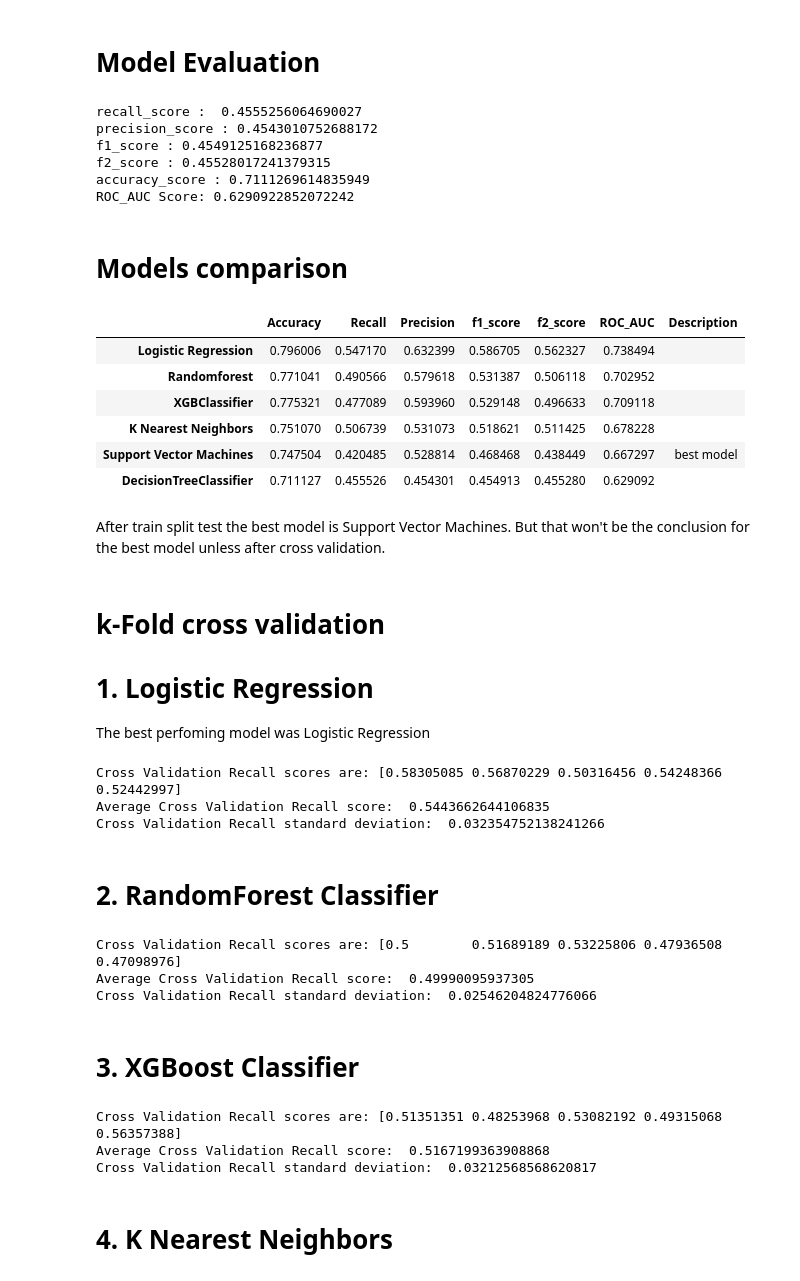
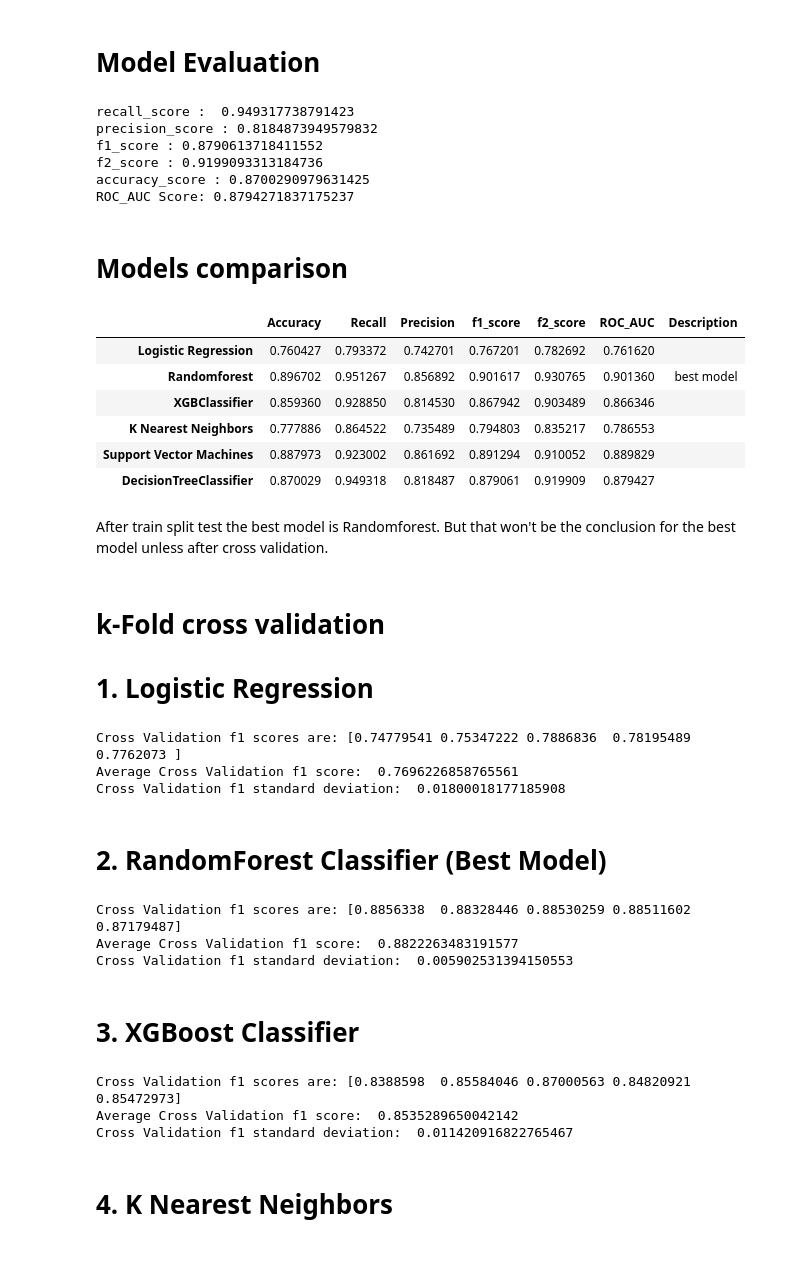
Before and after one commit to ikoghoemmanuell/Classification----Predicting-Customer-Churn, a Jupyter notebook: Team Nice LP3 (2).ipynb, the cells around one changed output. Drawn from its saved outputs; the diff is of its cells as text; code cells hidden in the pictures.

```diff
--- a/Team Nice LP3 (2).ipynb
+++ b/Team Nice LP3 (2).ipynb
@@ -696,6 +683,8 @@ we used stratify for features imbalance
 # %%
-# X_train, X_test, y_train, y_test = train_test_split(X_new, y_new, test_size = 0.2, random_state = 42)
-X_train, X_test, y_train, y_test = train_test_split(X, y, test_size = 0.2, random_state = 1, stratify=y)
+X_train, X_test, y_train, y_test = train_test_split(X_new, y_new, test_size = 0.2, random_state = 42)
+
+# we used stratify for features imbalance
+# X_train, X_test, y_train, y_test = train_test_split(X, y, test_size = 0.2, random_state = 1, stratify=y)
 # %%
 X_train.shape, X_test.shape , y_train.shape, y_test.shape
 # %% [output]
@@ -1086,76 +1075,74 @@ print("accuracy_score :", A_dt)
 acu_dt = roc_auc_score(dt_pred, y_test)
 print("ROC_AUC Score:",acu_dt)
 # %% [output]
-recall_score :  0.4555256064690027
-precision_score : 0.4543010752688172
-f1_score : 0.4549125168236877
-f2_score : 0.45528017241379315
-accuracy_score : 0.7111269614835949
-ROC_AUC Score: 0.6290922852072242
+recall_score :  0.949317738791423
+precision_score : 0.8184873949579832
+f1_score : 0.8790613718411552
+f2_score : 0.9199093313184736
+accuracy_score : 0.8700290979631425
+ROC_AUC Score: 0.8794271837175237
 # %% [markdown]
 # Models comparison
 # %%
 compare_models = ['Logistic Regression','Randomforest','XGBClassifier','K Nearest Neighbors','Support Vector Machines','DecisionTreeClassifier']
 
-data={'Accuracy':[A_lgt,A_rf,A_XG,A_KNN,A_SVC,A_dt],'Recall':[r_lgt,r_rf, r_XG,r_KNN,r_SVC,r_dt],'Precision':[p_lgt, p_rf, p_XG,p_KNN,p_SVC,p_dt], 'f1_score':[f1_lgt, f1_rf, f1_XG,f1_KNN,f1_SVC,f1_dt], 'f2_score':[f2_lgt,f2_rf,f2_XG,f2_KNN,f2_SVC,f2_dt],'ROC_AUC':[acu_lgt, acu_rf, acu_XG,acu_KNN,acu_SVC,acu_dt],'Description':['','','','','best model','']}
+data={'Accuracy':[A_lgt,A_rf,A_XG,A_KNN,A_SVC,A_dt],'Recall':[r_lgt,r_rf, r_XG,r_KNN,r_SVC,r_dt],'Precision':[p_lgt, p_rf, p_XG,p_KNN,p_SVC,p_dt], 'f1_score':[f1_lgt, f1_rf, f1_XG,f1_KNN,f1_SVC,f1_dt], 'f2_score':[f2_lgt,f2_rf,f2_XG,f2_KNN,f2_SVC,f2_dt],'ROC_AUC':[acu_lgt, acu_rf, acu_XG,acu_KNN,acu_SVC,acu_dt],'Description':['','best model','','','','']}
 result=pd.DataFrame(data=data, index=compare_models)
 result
 # %% [output]
 |  | Accuracy | Recall | Precision | f1_score | f2_score | ROC_AUC | Description |
-| Logistic Regression | 0.796006 | 0.547170 | 0.632399 | 0.586705 | 0.562327 | 0.738494 |  |
-| Randomforest | 0.771041 | 0.490566 | 0.579618 | 0.531387 | 0.506118 | 0.702952 |  |
-| XGBClassifier | 0.775321 | 0.477089 | 0.593960 | 0.529148 | 0.496633 | 0.709118 |  |
-| K Nearest Neighbors | 0.751070 | 0.506739 | 0.531073 | 0.518621 | 0.511425 | 0.678228 |  |
-| Support Vector Machines | 0.747504 | 0.420485 | 0.528814 | 0.468468 | 0.438449 | 0.667297 | best model |
-| DecisionTreeClassifier | 0.711127 | 0.455526 | 0.454301 | 0.454913 | 0.455280 | 0.629092 |  |
+| Logistic Regression | 0.760427 | 0.793372 | 0.742701 | 0.767201 | 0.782692 | 0.761620 |  |
+| Randomforest | 0.896702 | 0.951267 | 0.856892 | 0.901617 | 0.930765 | 0.901360 | best model |
+| XGBClassifier | 0.859360 | 0.928850 | 0.814530 | 0.867942 | 0.903489 | 0.866346 |  |
+| K Nearest Neighbors | 0.777886 | 0.864522 | 0.735489 | 0.794803 | 0.835217 | 0.786553 |  |
+| Support Vector Machines | 0.887973 | 0.923002 | 0.861692 | 0.891294 | 0.910052 | 0.889829 |  |
+| DecisionTreeClassifier | 0.870029 | 0.949318 | 0.818487 | 0.879061 | 0.919909 | 0.879427 |  |
 # %% [markdown]
-After train split test the best model is Support Vector Machines. But that won't be the conclusion for the best model unless after cross validation.
+After train split test the best model is Randomforest. But that won't be the conclusion for the best model unless after cross validation.
 # %% [markdown]
 # k-Fold cross validation
 
 # 1. Logistic Regression
-
-The best perfoming model was Logistic Regression
 # %%
 kf_lgt = KFold(n_splits = 5,shuffle=True)
-score = cross_val_score(model, X_train, y_train, cv=kf_lgt, scoring='recall', error_score="raise")
+score = cross_val_score(model, X_train, y_train, cv=kf_lgt, scoring='f1', error_score="raise")
 lgt_cv_score = score.mean()
 lgt_cv_stdev = stdev(score)
-print('Cross Validation Recall scores are: {}'.format(score))
-print('Average Cross Validation Recall score: ', lgt_cv_score)
-print('Cross Validation Recall standard deviation: ', lgt_cv_stdev)
+print('Cross Validation f1 scores are: {}'.format(score))
+print('Average Cross Validation f1 score: ', lgt_cv_score)
+print('Cross Validation f1 standard deviation: ', lgt_cv_stdev)
 # %% [output]
-Cross Validation Recall scores are: [0.58305085 0.56870229 0.50316456 0.54248366 0.52442997]
-Average Cross Validation Recall score:  0.5443662644106835
-Cross Validation Recall standard deviation:  0.032354752138241266
+Cross Validation f1 scores are: [0.74779541 0.75347222 0.7886836  0.78195489 0.7762073 ]
+Average Cross Validation f1 score:  0.7696226858765561
+Cross Validation f1 standard deviation:  0.01800018177185908
 # %% [markdown]
-# 2. RandomForest Classifier
+# 2. RandomForest Classifier (Best Model)
 # %%
 kf_RF = KFold(n_splits = 5,shuffle=True)
-score = cross_val_score(RF_model, X_train, y_train, cv=kf_RF, scoring='recall', error_score="raise")
+score = cross_val_score(RF_model, X_train, y_train, cv=kf_RF, scoring='f1', error_score="raise")
 RF_cv_score = score.mean()
 RF_cv_stdev = stdev(score)
-print('Cross Validation Recall scores are: {}'.format(score))
-print('Average Cross Validation Recall score: ', RF_cv_score)
-print('Cross Validation Recall standard deviation: ', RF_cv_stdev)
+print('Cross Validation f1 scores are: {}'.format(score))
+print('Average Cross Validation f1 score: ', RF_cv_score)
+print('Cross Validation f1 standard deviation: ', RF_cv_stdev)
 # %% [output]
-Cross Validation Recall scores are: [0.5        0.51689189 0.53225806 0.47936508 0.47098976]
-Average Cross Validation Recall score:  0.49990095937305
-Cross Validation Recall standard deviation:  0.02546204824776066
+Cross Validation f1 scores are: [0.8856338  0.88328446 0.88530259 0.88511602 0.87179487]
+Average Cross Validation f1 score:  0.8822263483191577
+Cross Validation f1 standard deviation:  0.005902531394150553
 # %% [markdown]
 # 3. XGBoost Classifier
 # %%
 kf_XG = KFold(n_splits = 5,shuffle=True)
-score = cross_val_score(XG_model, X_train, y_train, cv=kf_XG, scoring='recall', error_score="raise")
+score = cross_val_score(XG_model, X_train, y_train, cv=kf_XG, scoring='f1', error_score="raise")
 XG_cv_score = score.mean()
 XG_cv_stdev = stdev(score)
-print('Cross Validation Recall scores are: {}'.format(score))
-print('Average Cross Validation Recall score: ', XG_cv_score)
-print('Cross Validation Recall standard deviation: ', XG_cv_stdev)
+print('Cross Validation f1 scores are: {}'.format(score))
+print('Average Cross Validation f1 score: ', XG_cv_score)
+print('Cross Validation f1 standard deviation: ', XG_cv_stdev)
 # %% [output]
-Cross Validation Recall scores are: [0.51351351 0.48253968 0.53082192 0.49315068 0.56357388]
-Average Cross Validation Recall score:  0.5167199363908868
-Cross Validation Recall standard deviation:  0.03212568568620817
+Cross Validation f1 scores are: [0.8388598  0.85584046 0.87000563 0.84820921 0.85472973]
+Average Cross Validation f1 score:  0.8535289650042142
+Cross Validation f1 standard deviation:  0.011420916822765467
 # %% [markdown]
 # 4. K Nearest Neighbors
 # %%
```
Also changed, not shown: parts of 30 cells of this notebook.
